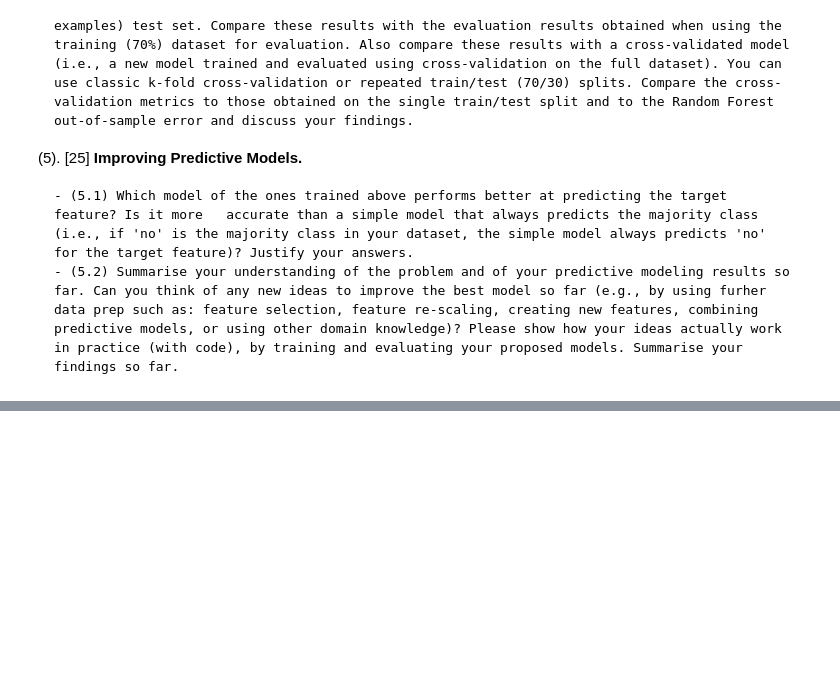
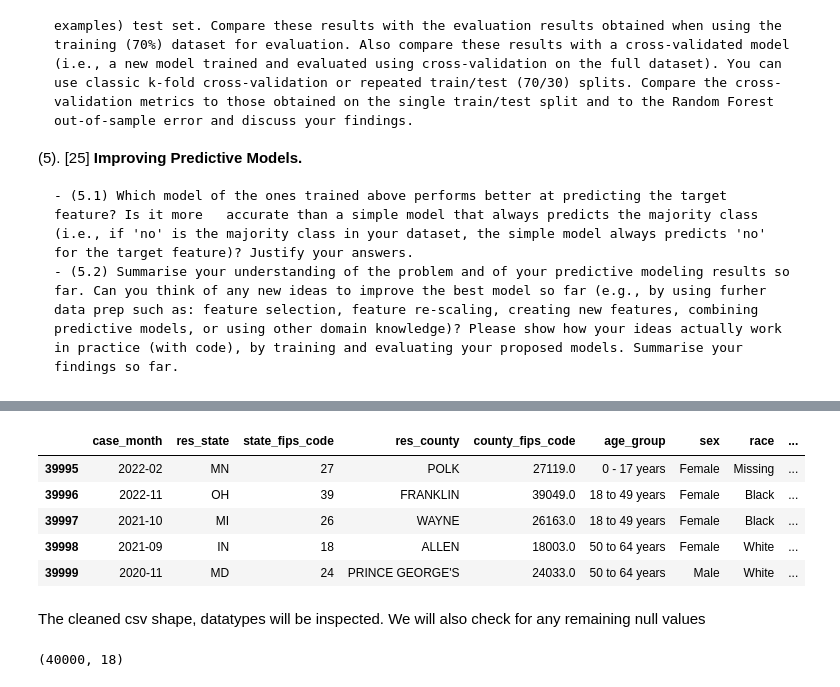
Before and after one commit to MichaelMoyles/MLCovid-19, a Jupyter notebook: 2022-Homework2-Notebook.ipynb, the cells around one changed output, grey strips where cells are left out. Drawn from its saved outputs; the diff is of its cells as text; code cells hidden in the pictures; blank space fills up the shorter version.

```diff
--- a/2022-Homework2-Notebook.ipynb
+++ b/2022-Homework2-Notebook.ipynb
@@ -76,0 +159,15 @@ There are 5 parts for this homework. Each part has an indicative maximum percent
+# %%
+df.tail(5)
+# %% [output]
+|  | case_month | res_state | state_fips_code | res_county | county_fips_code | age_group | sex | race | ... |
+| 39995 | 2022-02 | MN | 27 | POLK | 27119.0 | 0 - 17 years | Female | Missing | ... |
+| 39996 | 2022-11 | OH | 39 | FRANKLIN | 39049.0 | 18 to 49 years | Female | Black | ... |
+| 39997 | 2021-10 | MI | 26 | WAYNE | 26163.0 | 18 to 49 years | Female | Black | ... |
+| 39998 | 2021-09 | IN | 18 | ALLEN | 18003.0 | 50 to 64 years | Female | White | ... |
+| 39999 | 2020-11 | MD | 24 | PRINCE GEORGE'S | 24033.0 | 50 to 64 years | Male | White | ... |
+# %% [markdown]
+The cleaned csv shape, datatypes will be inspected. We will also check for any remaining null values
+# %%
+df.shape
+# %% [output]
+(40000, 18)
```
Also changed, not shown: parts of 13 cells of this notebook, 1 other file.
